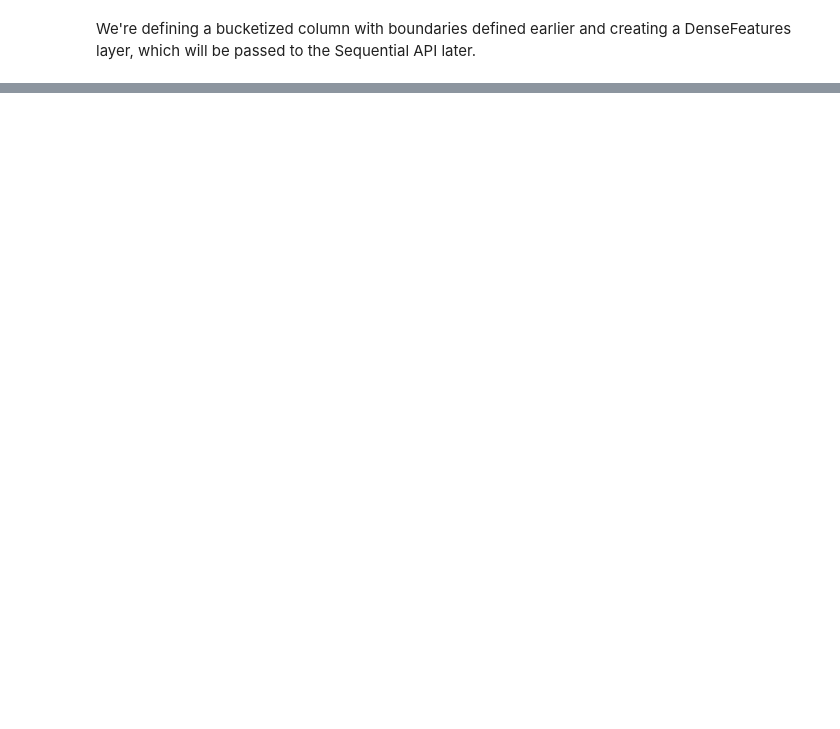
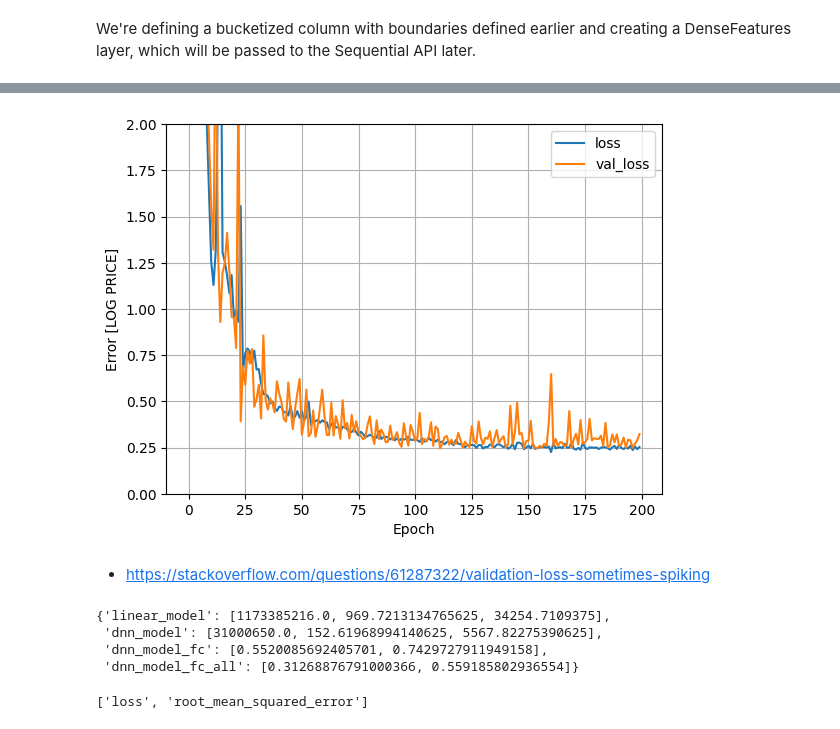
Before and after one commit to danielazamorah/ml-airbnb-pricing-mexico-city, a Jupyter notebook: nbs/02_training.ipynb, the cells around one changed output, grey strips where cells are left out. Cells and saved outputs as stored; diff of their text form; code cells hidden in the pictures; blank space fills up the shorter version.

```diff
--- a/nbs/02_training.ipynb
+++ b/nbs/02_training.ipynb
@@ -366,0 +608,15 @@ plot_loss(history)
+# %%
+# Build the model
+x = layers.Dense(128, activation='relu')(concatenated_features)
+x = layers.Dense(64, activation='relu')(x)
+# x = layers.Dropout(0.3)(x)
+x = layers.Dense(32, activation='relu')(x)
+output = layers.Dense(1)(x)
+
+model_fc_all = tf.keras.Model(inputs=inputs_all, outputs=output)
+# %%
+# Compile the model
+model_fc_all.compile(
+    optimizer=tf.keras.optimizers.legacy.RMSprop(learning_rate=0.05),
+    loss="mean_squared_error",
+    metrics=[tf.keras.metrics.RootMeanSquaredError()])
@@ -366,0 +643,21 @@ plot_loss(history)
+# %%
+# Fit the model
+history = model_fc_all.fit(
+    {
+        'latitude': train_features['latitude'],
+        'longitude': train_features['longitude'],
+        'other_numerical': numerical_features,
+        'other_categorical': train_features.drop(['latitude','longitude']+numerical,axis=1),
+    },
+    train_label,
+    batch_size=1000,
+    epochs=200,
+    verbose=2,
+    validation_split=0.2,
+)
+# %%
+plot_loss(history, 2)
+# %% [output]
+[figure, added]
+# %% [markdown]
+- https://stackoverflow.com/questions/61287322/validation-loss-sometimes-spiking
@@ -366,0 +673,11 @@ plot_loss(history)
+# %%
+test_results
+# %% [output]
+{'linear_model': [1173385216.0, 969.7213134765625, 34254.7109375],
+ 'dnn_model': [31000650.0, 152.61968994140625, 5567.82275390625],
+ 'dnn_model_fc': [0.5520085692405701, 0.7429727911949158],
+ 'dnn_model_fc_all': [0.31268876791000366, 0.559185802936554]}
+# %%
+model_fc_all.metrics_names
+# %% [output]
+['loss', 'root_mean_squared_error']
```
Also changed, not shown: parts of 69 cells of this notebook, 1 other file.
